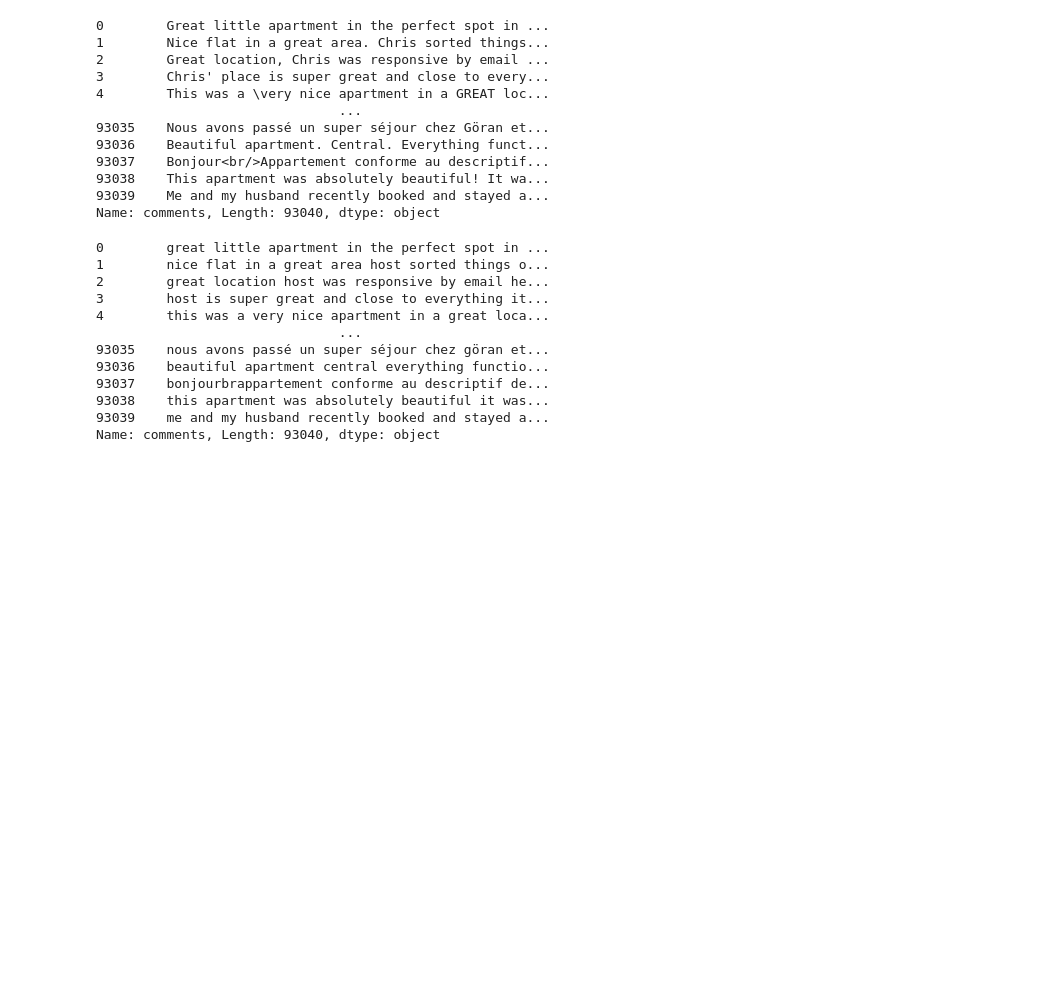
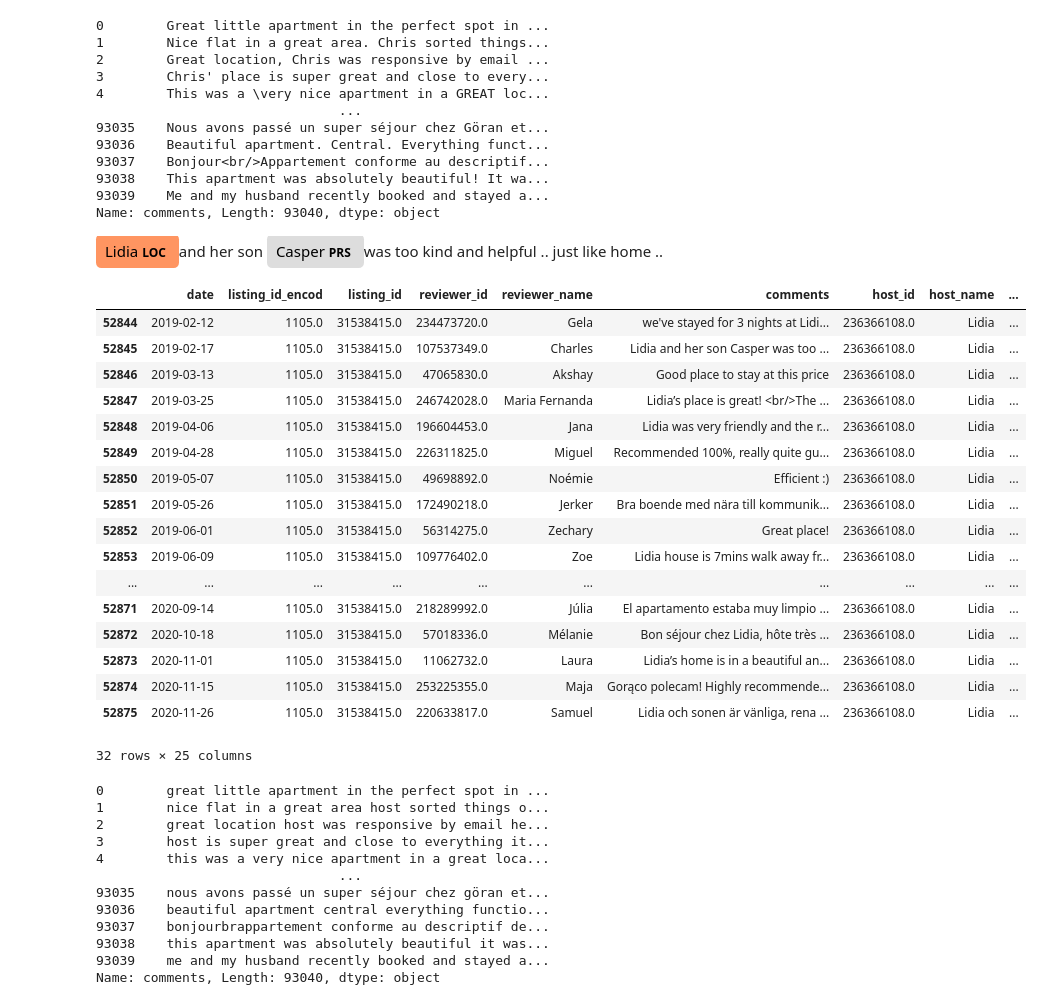
Before and after one commit to TanjaDS/Examensarbete_Airbnb, a Jupyter notebook: transformation_and_EDA/data_cleaning.ipynb, the cells around one changed output. Saved outputs shown, nothing was run; the diff lists cells and outputs as text; code cells hidden in the pictures; blank space fills up the shorter version.

Commit message:
cleaning comments

```diff
--- a/transformation_and_EDA/data_cleaning.ipynb
+++ b/transformation_and_EDA/data_cleaning.ipynb
@@ -255,3 +260,29 @@ text_preproc(df_host_reviews, 'comments')
+# %%
+from spacy import displacy
+displacy.render(text_string, style="ent",jupyter=True)
+# %% [output]
+Lidia LOC and her son Casper PRS was too kind and helpful .. just like home ..
+# %%
+df_host_reviews.query('host_name == "Lidia"')
+# %% [output]
+|  | date | listing_id_encod | listing_id | reviewer_id | reviewer_name | comments | host_id | host_name | ... |
+| 52844 | 2019-02-12 | 1105.0 | 31538415.0 | 234473720.0 | Gela | we've stayed for 3 nights at Lidi... | 236366108.0 | Lidia | ... |
+| 52845 | 2019-02-17 | 1105.0 | 31538415.0 | 107537349.0 | Charles | Lidia and her son Casper was too ... | 236366108.0 | Lidia | ... |
+| 52846 | 2019-03-13 | 1105.0 | 31538415.0 | 47065830.0 | Akshay | Good place to stay at this price | 236366108.0 | Lidia | ... |
+| 52847 | 2019-03-25 | 1105.0 | 31538415.0 | 246742028.0 | Maria Fernanda | Lidia’s place is great! <br/>The ... | 236366108.0 | Lidia | ... |
+| 52848 | 2019-04-06 | 1105.0 | 31538415.0 | 196604453.0 | Jana | Lidia was very friendly and the r... | 236366108.0 | Lidia | ... |
+| 52849 | 2019-04-28 | 1105.0 | 31538415.0 | 226311825.0 | Miguel | Recommended 100%, really quite gu... | 236366108.0 | Lidia | ... |
+| 52850 | 2019-05-07 | 1105.0 | 31538415.0 | 49698892.0 | Noémie | Efficient :) | 236366108.0 | Lidia | ... |
+| 52851 | 2019-05-26 | 1105.0 | 31538415.0 | 172490218.0 | Jerker | Bra boende med nära till kommunik... | 236366108.0 | Lidia | ... |
+| 52852 | 2019-06-01 | 1105.0 | 31538415.0 | 56314275.0 | Zechary | Great place! | 236366108.0 | Lidia | ... |
+| 52853 | 2019-06-09 | 1105.0 | 31538415.0 | 109776402.0 | Zoe | Lidia house is 7mins walk away fr... | 236366108.0 | Lidia | ... |
+| ... | ... | ... | ... | ... | ... | ... | ... | ... | ... |
+| 52871 | 2020-09-14 | 1105.0 | 31538415.0 | 218289992.0 | Júlia | El apartamento estaba muy limpio ... | 236366108.0 | Lidia | ... |
+| 52872 | 2020-10-18 | 1105.0 | 31538415.0 | 57018336.0 | Mélanie | Bon séjour chez Lidia, hôte très ... | 236366108.0 | Lidia | ... |
+| 52873 | 2020-11-01 | 1105.0 | 31538415.0 | 11062732.0 | Laura | Lidia’s home is in a beautiful an... | 236366108.0 | Lidia | ... |
+| 52874 | 2020-11-15 | 1105.0 | 31538415.0 | 253225355.0 | Maja | Gorąco polecam! Highly recommende... | 236366108.0 | Lidia | ... |
+| 52875 | 2020-11-26 | 1105.0 | 31538415.0 | 220633817.0 | Samuel | Lidia och sonen är vänliga, rena ... | 236366108.0 | Lidia | ... |
+32 rows × 25 columns
 # %%
 df_host_reviews['comments']
 # %% [output]
```
Also changed, not shown: parts of 8 cells of this notebook, 3 other files.
